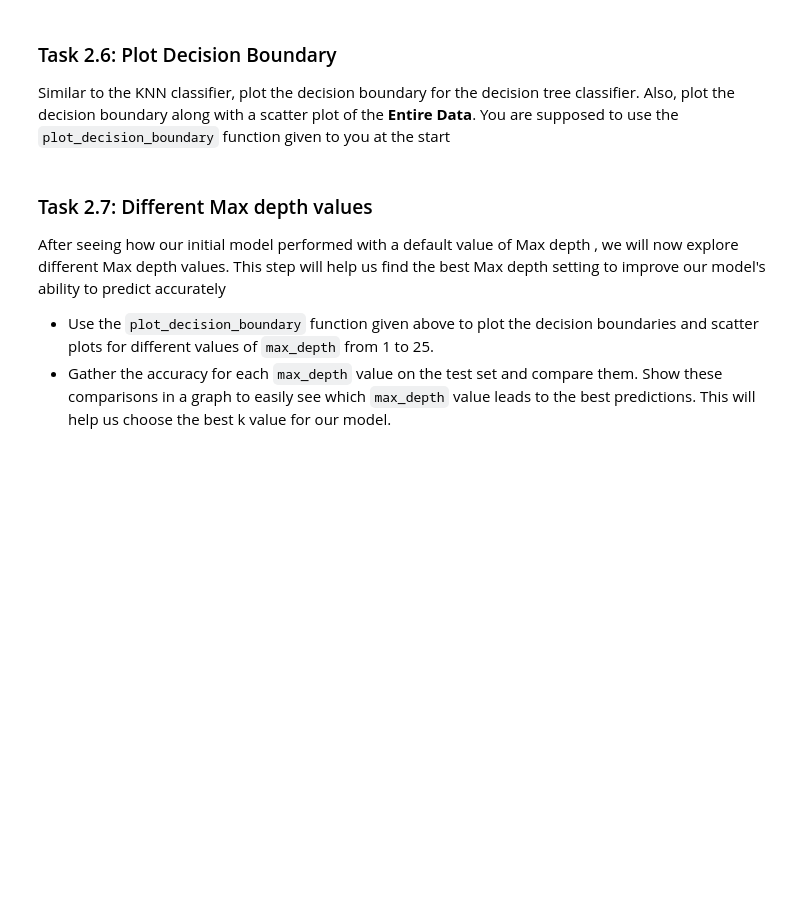
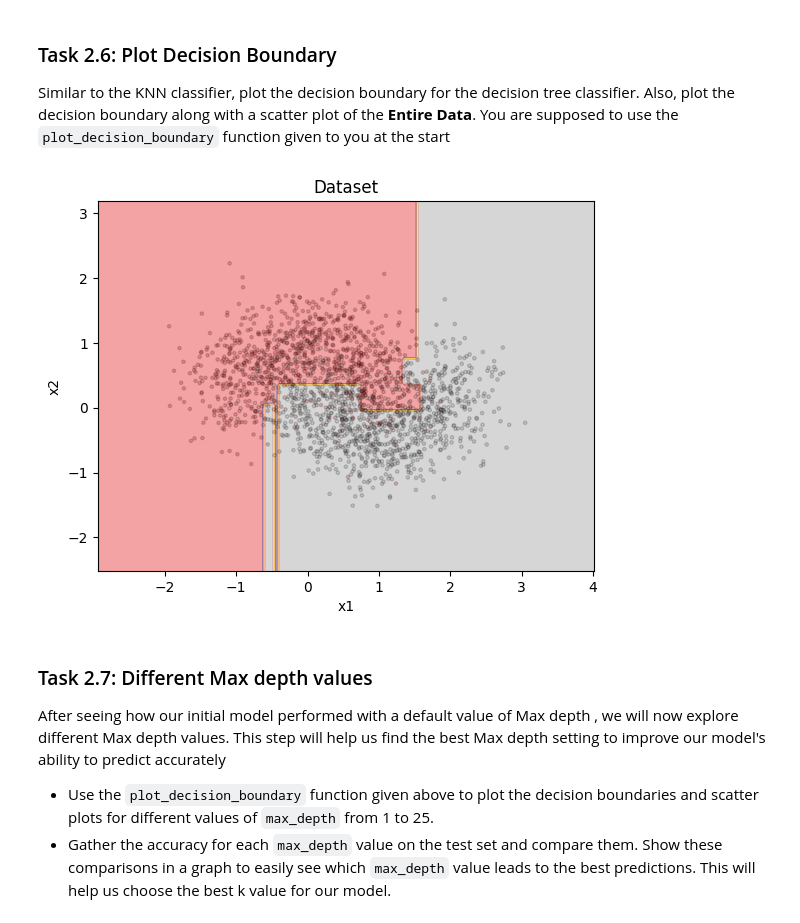
Before and after one commit to 27100340/ai-ml-pa2, a Jupyter notebook: Group(group_number)_S(section_number)_PA2.ipynb, the cells around one changed output. Saved outputs shown, nothing was run; the diff lists cells and outputs as text; code cells hidden in the pictures; blank space fills up the shorter version.

```diff
--- a/Group(group_number)_S(section_number)_PA2.ipynb
+++ b/Group(group_number)_S(section_number)_PA2.ipynb
@@ -867,8 +868,14 @@ def plot_decision_boundary(model, X, y):
                          np.arange(x2_min, x2_max, h))
 
     # Predict the function value for the whole grid
-    # Convert list to NumPy array
-    Z = np.array(model.predict(np.c_[x1.ravel(), x2.ravel()]))
+    Z = model.predict(np.c_[x1.ravel(), x2.ravel()])
+
+    # Check if the result is a list and convert to a CuPy array if necessary
+    if isinstance(Z, list):
+        Z = cp.array(Z)  # Convert the list to CuPy array
+
+    # Now convert the CuPy array to a NumPy array
+    Z = Z.get()  # Convert CuPy array to NumPy array
     Z = Z.reshape(x1.shape)
 
     # Plot the contour and training examples
@@ -1208,6 +1100,11 @@ plt.show()
 Similar to the KNN classifier, plot the decision boundary for the decision tree classifier. Also, plot the decision boundary along with a scatter plot of the **Entire Data**. You are supposed to use the `plot_decision_boundary` function given to you at the start
 # %%
 # TODO: Plot the decision boundary on the training set
+X_all_np = cp.concatenate([X_train_cp, X_test_cp], axis=0).get()
+y_all_np = cp.concatenate([y_train_cp, y_test_cp], axis=0).get()
+plot_decision_boundary(dt, X_all_np, y_all_np)
+# %% [output]
+[figure, added]
 # %% [markdown]
 ### Task 2.7: Different Max depth values
 
```
Also changed, not shown: parts of 10 cells of this notebook.
